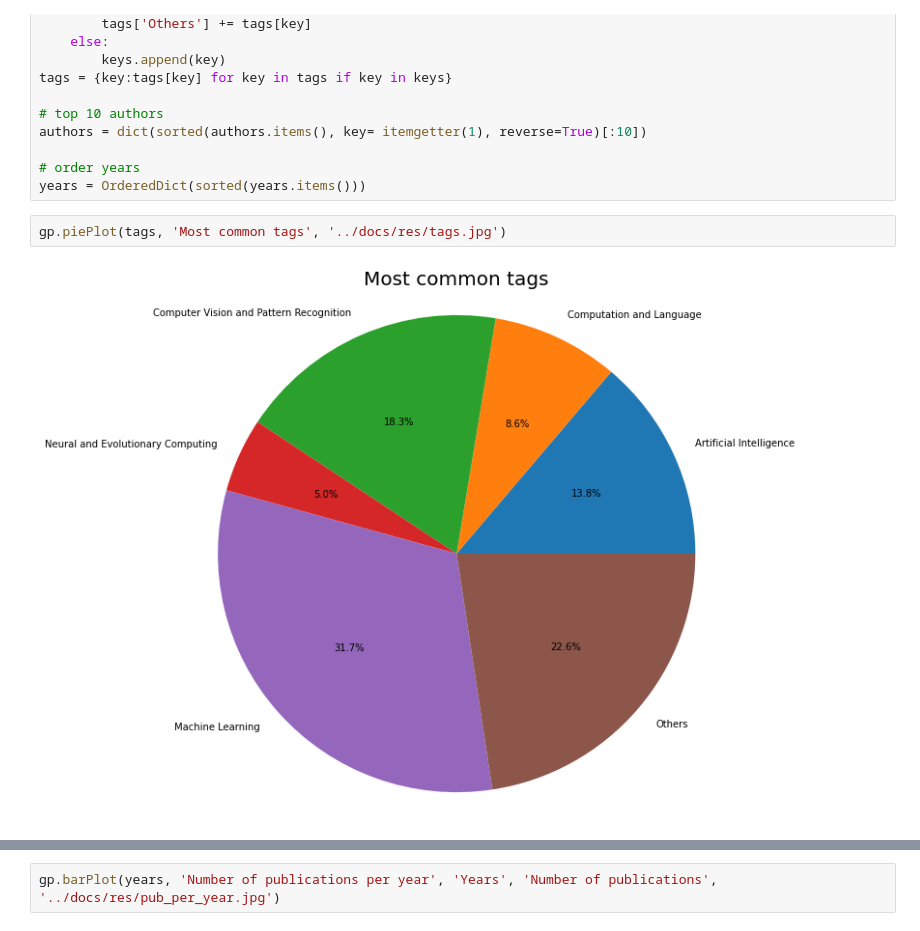
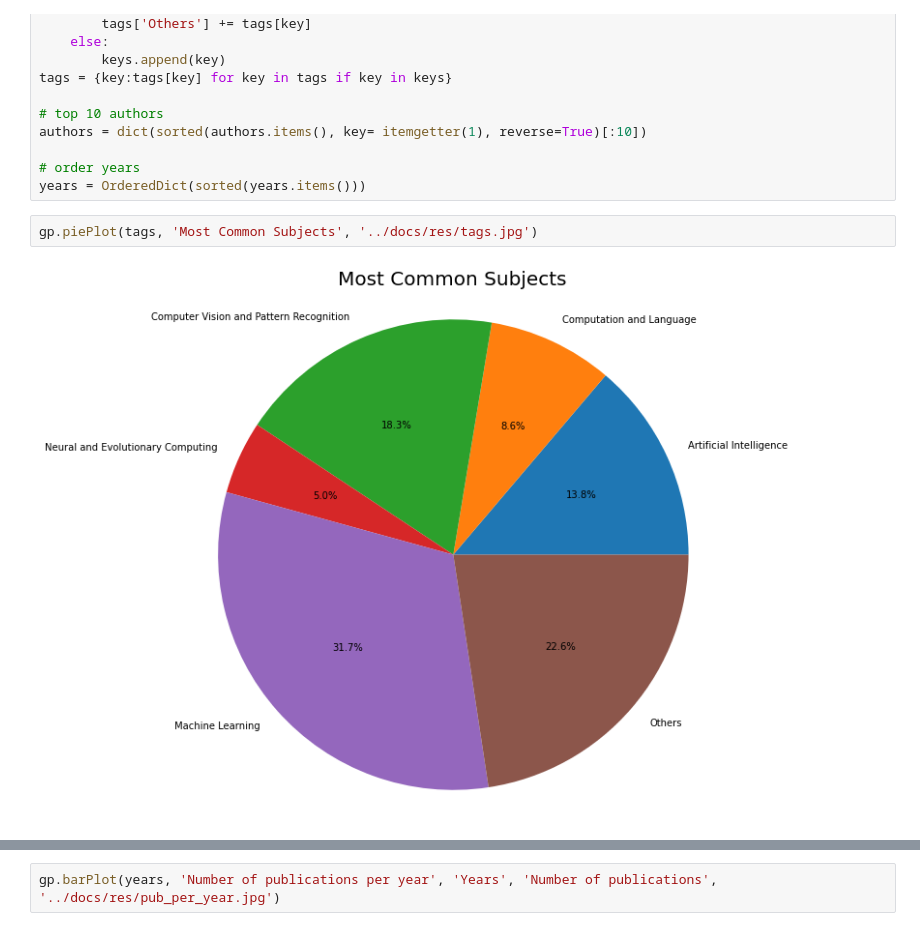
Before and after one commit to SergioEstevao11/FEUP-PRI, a Jupyter notebook: src/data_analysis.ipynb, the cells around one changed output, grey strips where cells are left out. Drawn from its saved outputs; the diff is of its cells as text.

```diff
--- a/src/data_analysis.ipynb
+++ b/src/data_analysis.ipynb
@@ -133,7 +158,7 @@ authors = dict(sorted(authors.items(), key= itemgetter(1), reverse=True)[:10])
 # order years
 years = OrderedDict(sorted(years.items()))
 # %%
-gp.piePlot(tags, 'Most common tags', '../docs/res/tags.jpg')
+gp.piePlot(tags, 'Most Common Subjects', '../docs/res/tags.jpg')
 # %% [output]
-[figure, old version]
+[figure, new version]
 # %%
```
Also changed, not shown: parts of 4 cells of this notebook, 6 other files.
